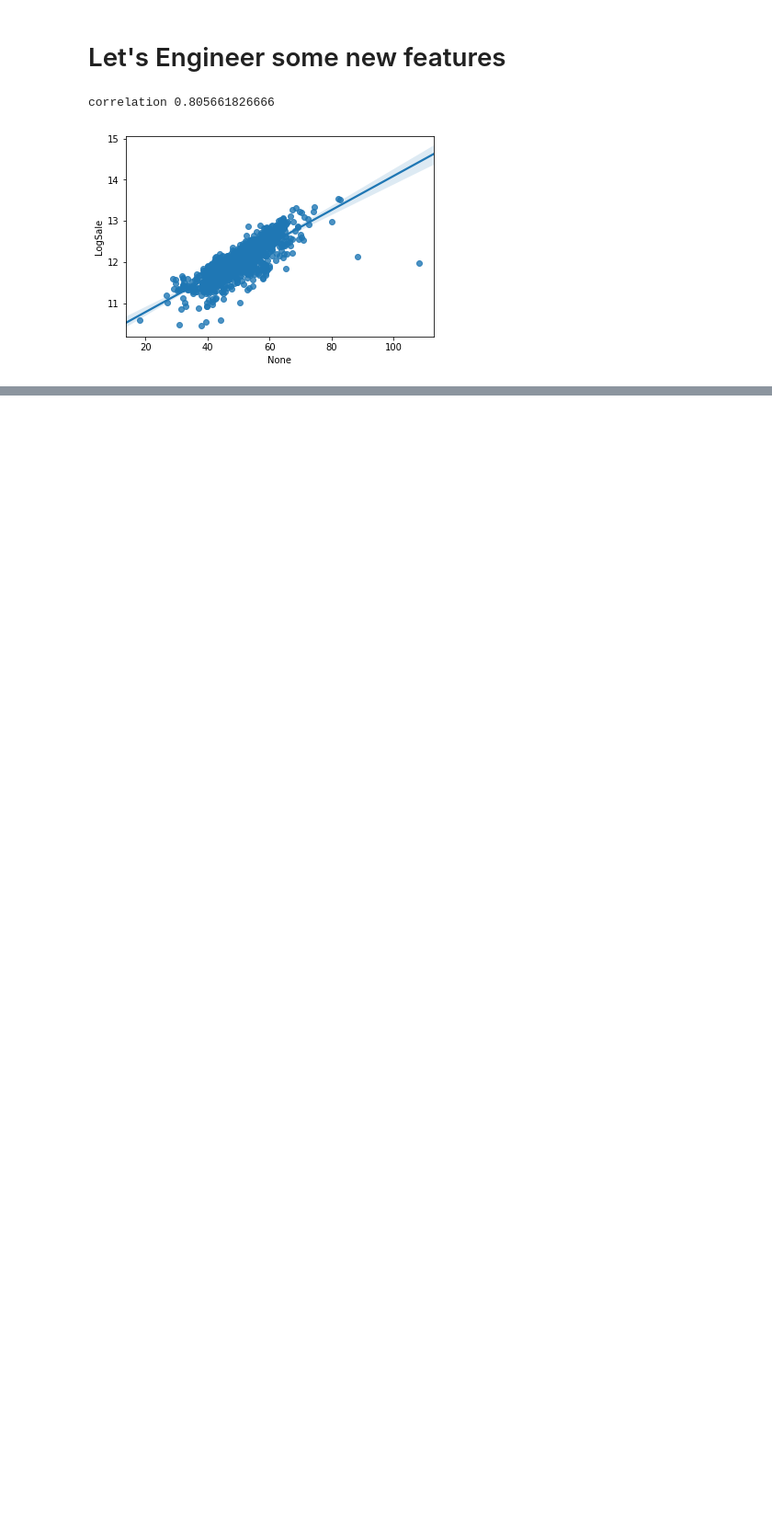
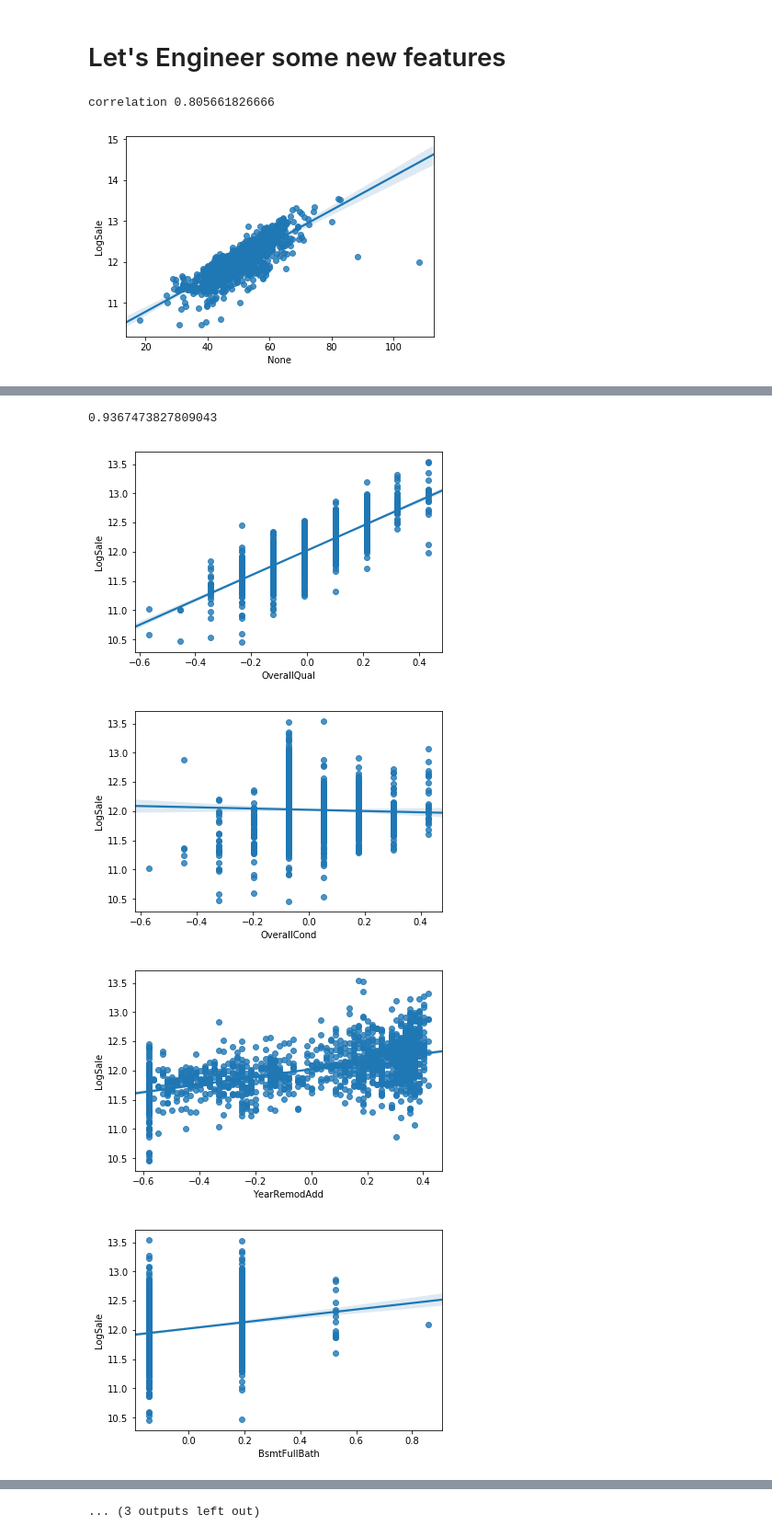
Before and after one commit to deanjgoldman/housing-ml, a Jupyter notebook: MC_Cleaning.ipynb, the cells around one changed output, grey strips where cells are left out. Shown at 92% size. Saved outputs shown, nothing was run; the diff lists cells and outputs as text; code cells hidden in the pictures; blank space fills up the shorter version.

```diff
--- a/MC_Cleaning.ipynb
+++ b/MC_Cleaning.ipynb
@@ -892,6 +888,7 @@ sns.distplot(scores)
 
 SFfactors = ['TotalBsmtSF', '1stFlrSF', '2ndFlrSF', 'GrLivArea']
 newDF = X.drop(SFfactors, axis = 1)
+newDF = newDF.drop(['Id'], axis = 1)
 
 # I think we got all variables dependent on sq footage of house itself, maybe consider Lot area, and porch area,
 # %%
@@ -910,6 +907,6 @@ newDF.shape
 #let's stick this new DF into an elasticnet / feature select and see what comes out
 #total LF starts showing up at lower alphas
 #lower alpha = less emphasis on precision more on accuracy?
-cut = ENFeatures(newDF, y, 0.01, 0.8, 'mean')
+cut = ENFeatures(newDF, y, 0.01, 0.8, .00005)
 cut
 # %% [output]
@@ -955,0 +973,5 @@ newDF.drop
+# %%
+newDF_norm = (newDF - newDF.mean()) / (newDF.max() - newDF.min())
+X_norm = (X - X.mean())/(X.max() - X.min())
+y_norm = (y - y.mean())/(y.max() - y.min())
+y_norm
@@ -955,0 +996,3 @@ newDF.drop
+# %%
+FeatCut = ENFeatures(newDF_norm, y_norm, 0.001, 0.5, .02)# when we normalize we get a lot more categorical variables !!!!
+FeatCut
@@ -955,0 +1048,14 @@ newDF.drop
+# %%
+elass = ElasticNet(alpha = .00005, l1_ratio = .5, fit_intercept = False)
+elass.fit(X_norm, y_norm)
+elass.score(X_norm, y_norm)
+# %% [output]
+0.9367473827809043
+# %%
+for each in FeatCut:
+    plt.show(sns.regplot(x = newDF_norm[each], y = y))
+# %% [output]
+[figure, added]
+[figure, added]
+[figure, added]
+[figure, added]
@@ -955,0 +1070 @@ newDF.drop
+... (3 outputs left out)
```
Also changed, not shown: parts of 80 cells of this notebook.
